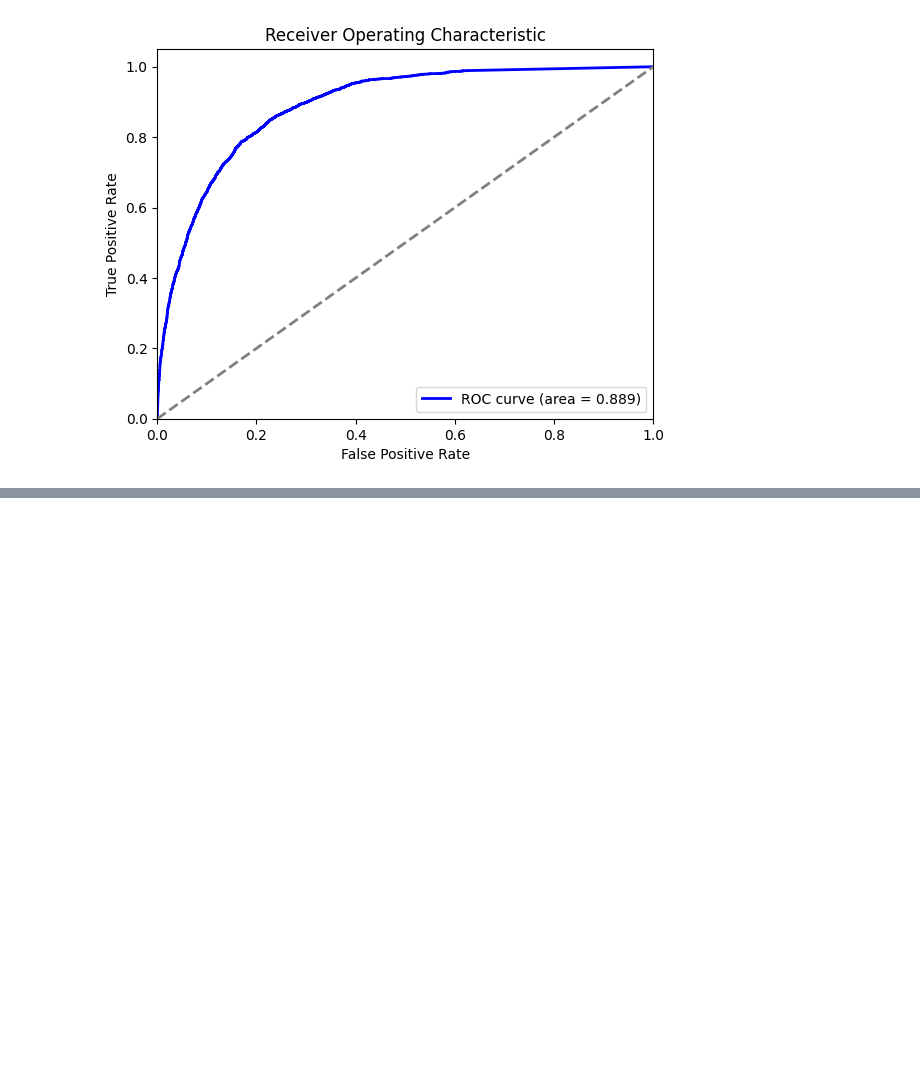
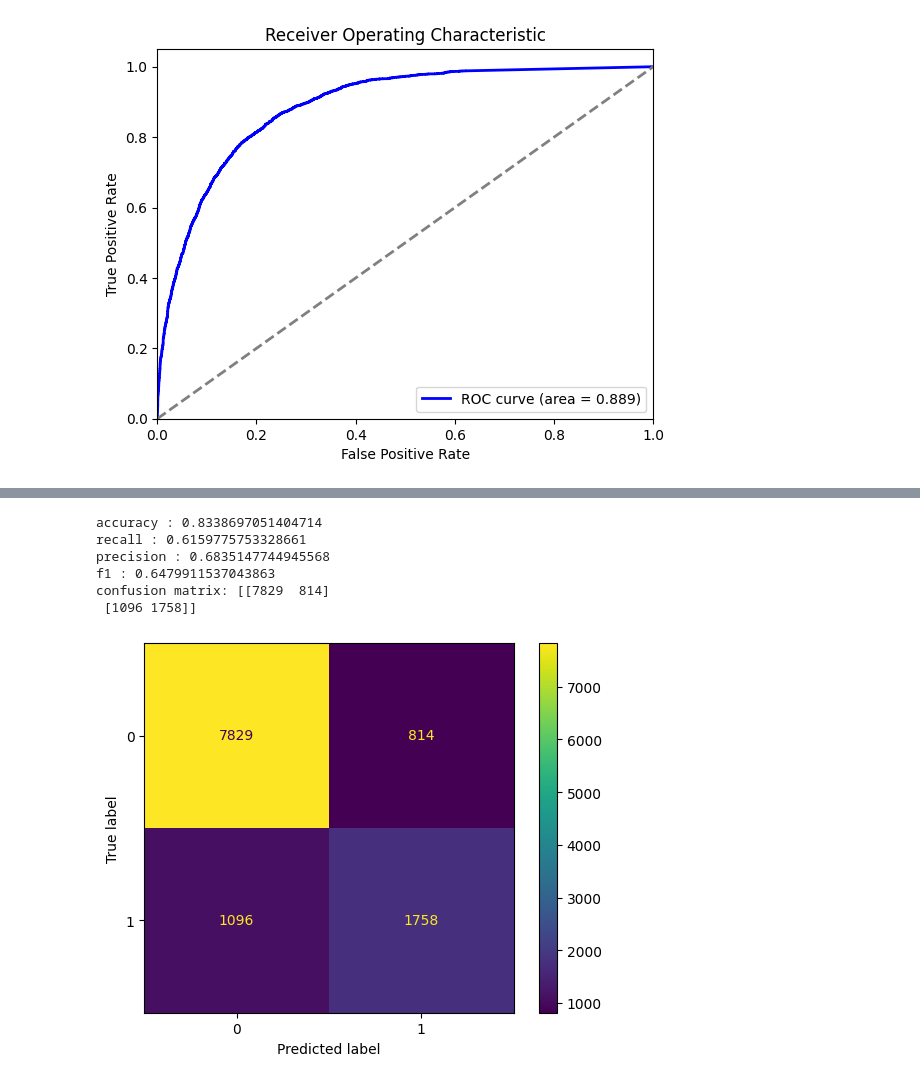
Before and after one commit to WanAdamm/CPC152-Assignment-2, a Jupyter notebook: 3 Model/KNN.ipynb, the cells around one changed output, grey strips where cells are left out. Drawn from its saved outputs; the diff is of its cells as text; code cells hidden in the pictures; blank space fills up the shorter version.

```diff
--- a/3 Model/KNN.ipynb
+++ b/3 Model/KNN.ipynb
@@ -141,0 +143,2 @@ plt.show()
+# %%
+df = pd.read_csv("adult(cleaned continuous only).csv")
@@ -141,0 +149,18 @@ plt.show()
+# %%
+x = df.drop(['income', 'education'], axis=1)
+y = df[['income']]
+# %%
+x_train, x_test, y_train, y_test = train_test_split(x,y.values.ravel(), random_state=42, stratify=y)
+# %%
+model = KNeighborsClassifier(n_neighbors=25, metric="manhattan", weights="distance")
+model.fit(x_train, y_train)
+y_pred = model.predict(x_test)
+metrics(y_test, y_pred)
+# %% [output]
+accuracy : 0.8338697051404714
+recall : 0.6159775753328661
+precision : 0.6835147744945568
+f1 : 0.6479911537043863
+confusion matrix: [[7829  814]
+ [1096 1758]]
+[figure, added]
```
Also changed, not shown: parts of 7 cells of this notebook, 8 other files.
